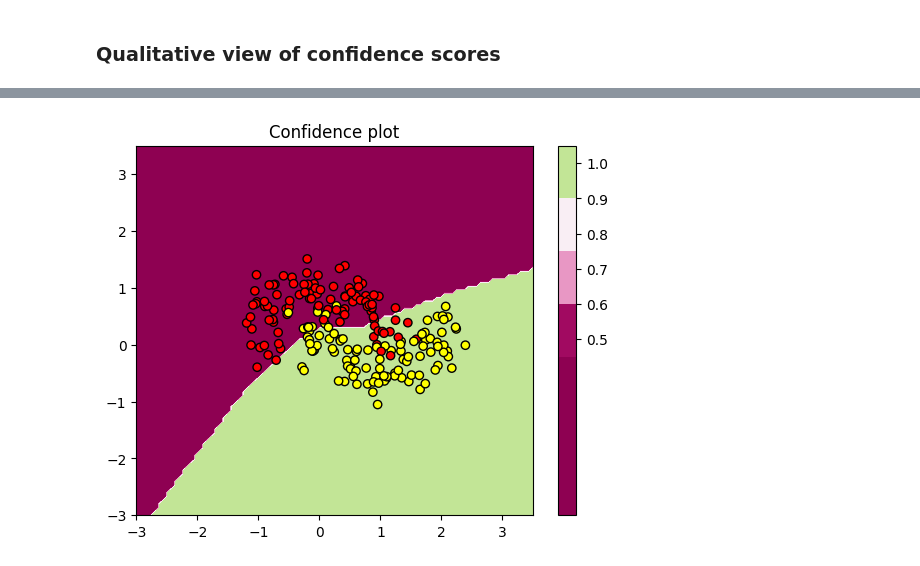
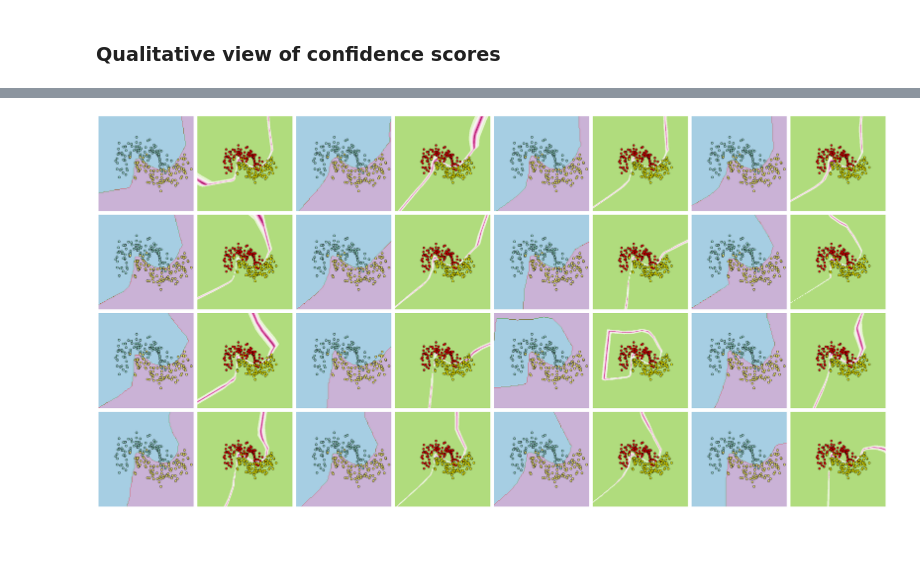
Before and after one commit to LeonY117/Bayes-Stochastic-Depth, a Jupyter notebook: notebooks/two_moon.ipynb, the cells around one changed output, grey strips where cells are left out. Drawn from its saved outputs; the diff is of its cells as text; code cells hidden in the pictures; blank space fills up the shorter version.

```diff
--- a/notebooks/two_moon.ipynb
+++ b/notebooks/two_moon.ipynb
@@ -397,7 +404,37 @@ plot_confidence(forward_func, grid_size=100, batch_size=100)
-# %%
-forward_func = sd_net.forward
-sd_net.use_subnet=True
-sd_net.sample_subnet()
-plot_decision_boundary(forward_func, grid_size=100, batch_size=50)
-# %% [output]
-[figure, removed]
+# %%
+def plot_decision_boundary(forward_func, grid_size=100, batch_size=10):
+    XX, YY = np.meshgrid(
+        np.linspace(-2, 2.5, grid_size), np.linspace(-2, 2.5, grid_size)
+    )
+    with torch.no_grad():
+        inp = torch.FloatTensor(np.stack((XX.ravel(), YY.ravel())).T)
+        py, pred = compute_confidence(inp, forward_func, batch_size)
+
+    ZZ = pred.reshape(XX.shape).to(torch.int)
+    plt.contourf(XX, YY, ZZ, cmap="Paired", vmin=0.5, vmax=1.2, antialiased=False)
+    plt.scatter(X[:, 0], X[:, 1], c=Y, cmap="Set3", edgecolor="k")
+    plt.axis("off")
+
+
+def plot_sample_network_decision_boundaries(net, grid=(2, 3)):
+    plt.figure(figsize=(grid[1] * 4, grid[0] * 4))
+    net.eval()
+    net.set_bayes_mode(True, "sd")
+    net.set_bayes_mode(True, "do")
+    net.use_subnet = True
+
+    with torch.no_grad():
+        for i in range(0, grid[0] * grid[1], 2):
+            net.sample_subnet()
+            plt.subplot(*grid, i + 1)
+            plot_decision_boundary(net.forward, grid_size=100, batch_size=1000)
+            plt.subplot(*grid, i + 2)
+            plot_confidence(net.forward, 100, 1000)
+            plt.axis("off")
+            plt.title("")
+    plt.tight_layout()
+
+
+plot_sample_network_decision_boundaries(do_net, (4, 8))
+# %% [output]
+[figure, added]
```
Also changed, not shown: parts of 6 cells of this notebook.
